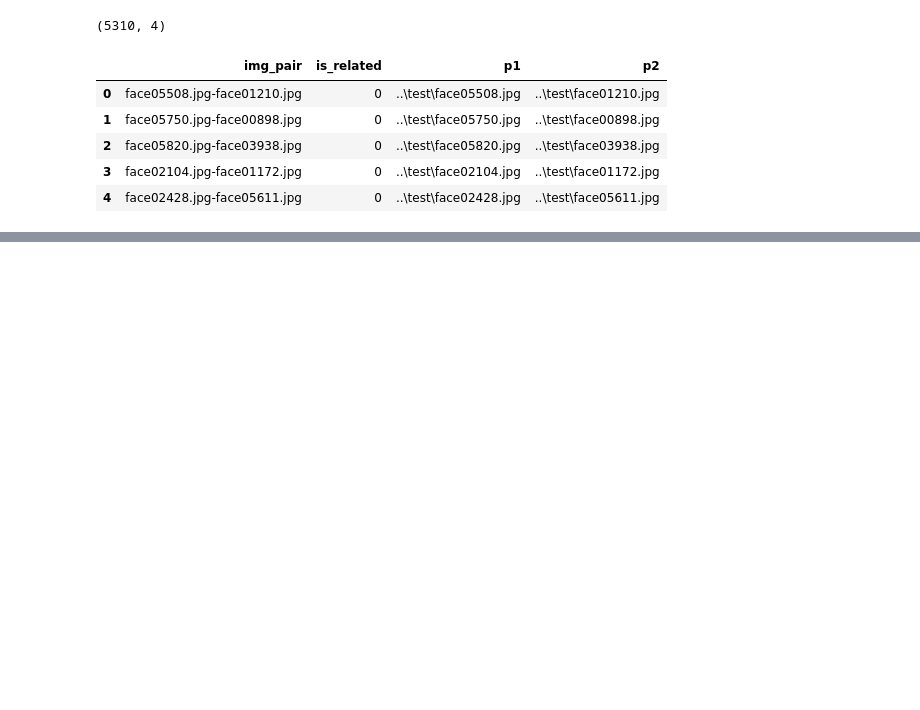
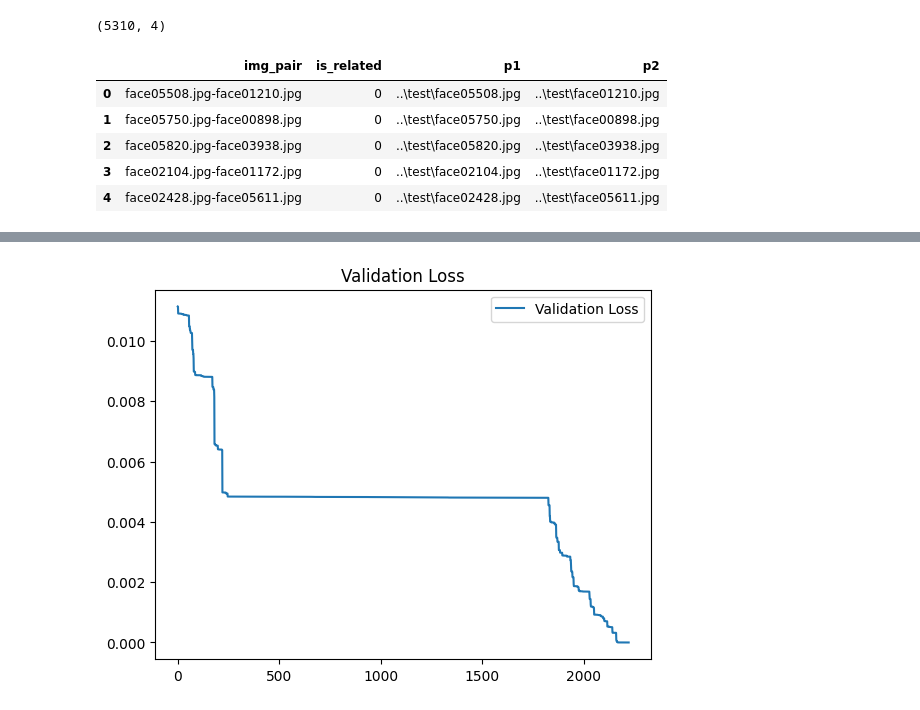
Before and after one commit to isaiaschavarria/DeepLearningFamily, a Jupyter notebook: ModelTraining.ipynb, the cells around one changed output, grey strips where cells are left out. Cells and saved outputs as stored; diff of their text form; code cells hidden in the pictures; blank space fills up the shorter version.

```diff
--- a/ModelTraining.ipynb
+++ b/ModelTraining.ipynb
@@ -224,0 +346,12 @@ create_loss_plot(loss_values=loss_vals)
+# %%
+#create_loss_plot(loss_values=training_loss)
+loss_values= training_loss #[2,3,4,5,6,7,8,1,2]
+loss_values2= validation_loss #[9,6,4,8,6]
+plt.plot(loss_values2, label='Validation Loss')
+
+plt.title("Validation Loss")
+
+plt.legend()
+plt.show()
+# %% [output]
+[figure, added]
```
Also changed, not shown: parts of 15 cells of this notebook, 1 other file.
